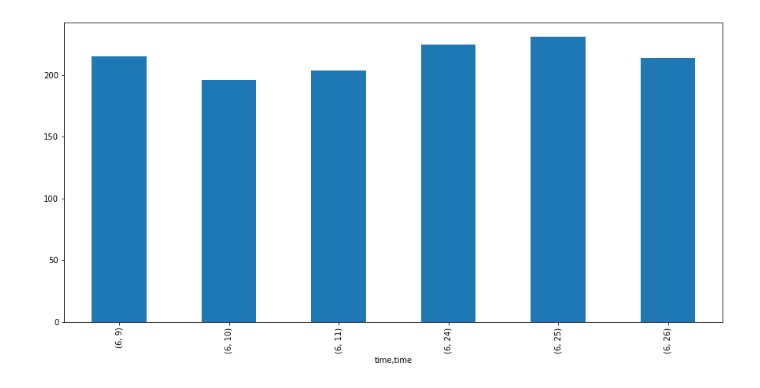
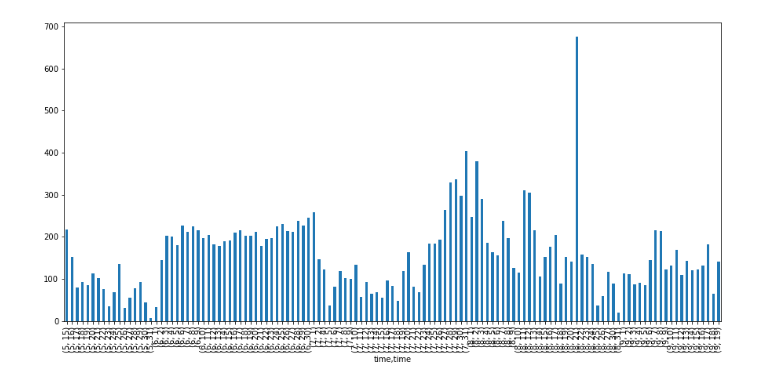
Before and after one commit to llayer/StromboliWF, a Jupyter notebook: som.ipynb, the cells around one changed output. Cells and saved outputs as stored; diff of their text form; code cells hidden in the pictures.

```diff
--- a/som.ipynb
+++ b/som.ipynb
@@ -12,14 +29,14 @@ ana.normalize(df, 'lpc_coeff')
 ana.normalize(df, 'amplitude')
 # %%
 # Exclude the eruption days
-eruption_days = [ '2019-07-03','2019-08-11', '2019-08-29']
+eruption_days = [ ('2019-07-03', '2019-07-04'), ('2019-08-28', '2019-08-29'), ('2019-08-29', '2019-08-30')]
 df = ana.exclude_days(df, eruption_days)
 # %%
 # Select a test period
 df_test = ana.test_period(df)
 # %%
 # Frequency of signals per day
-ana.plot_freq(df_test)
+ana.plot_freq(df)
 # %% [output]
-[figure, old version]
+[figure, new version]
 # %%
```
Also changed, not shown: parts of 14 cells of this notebook, 1 other file.
